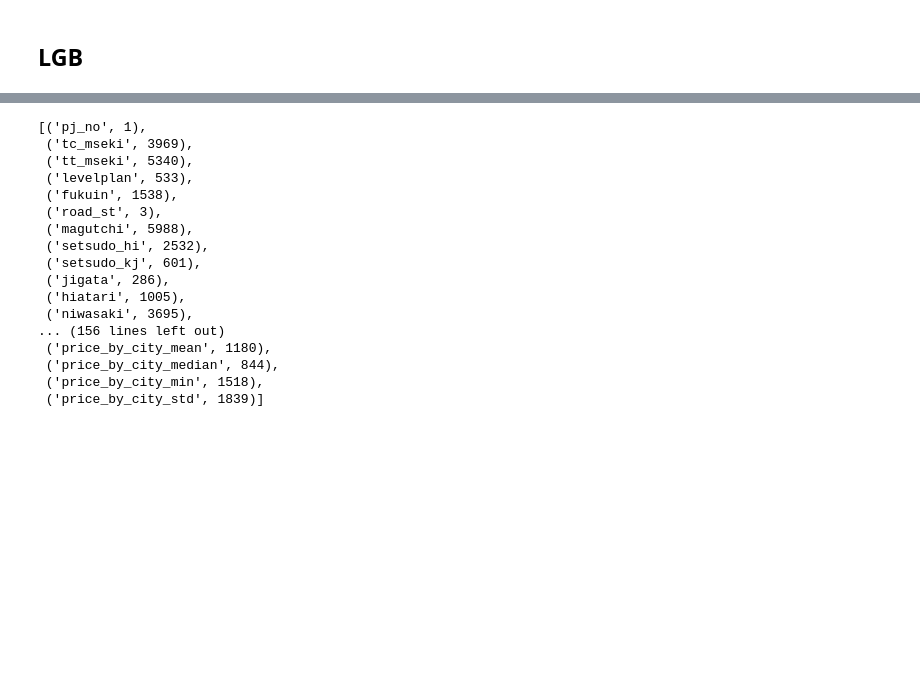
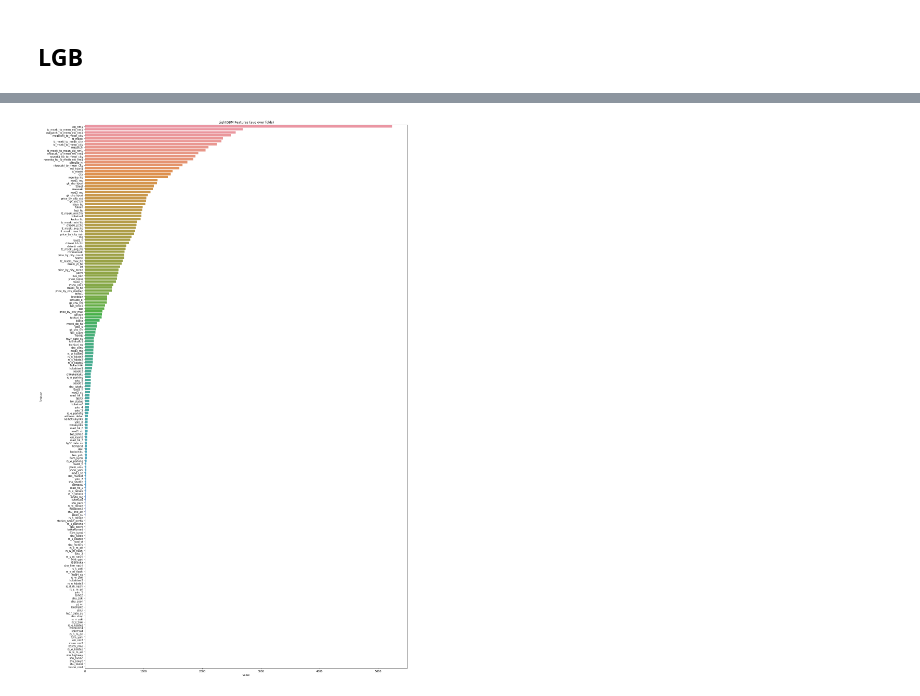
Before and after one commit to jielu0728/ground_price_prediction, a Jupyter notebook: Train-LGB.ipynb, the cells around one changed output, grey strips where cells are left out. Drawn from its saved outputs; the diff is of its cells as text; code cells hidden in the pictures; blank space fills up the shorter version.

```diff
--- a/Train-LGB.ipynb
+++ b/Train-LGB.ipynb
@@ -161,6 +183,7 @@ df_test['keiyaku_pr'] = 0
 splitter = KFold(n_splits=5, shuffle=True, random_state=28)
 prediction_list = []
 best_scores = []
+feature_importance_list = []
 for train_idx, valid_idx in splitter.split(df_train):
     train, valid = df_train.iloc[train_idx], df_train.iloc[valid_idx]
     X_train, y_train = train.drop('keiyaku_pr', axis=1), np.log(train['keiyaku_pr']-1e6+1)
@@ -172,6 +195,7 @@ for train_idx, valid_idx in splitter.split(df_train):
                   categorical_feature=categorical_features)
     prediction_list.append(regressor.predict(df_test[df_train.drop(objective, axis=1).columns]))
     best_scores.append(regressor.best_score_['valid_0']['fair'])
+    feature_importance_list.append(regressor.feature_importances_)
 
 print("5-fold cv mean l2 %.8f" % np.mean(best_scores))
 
@@ -180,7 +204,7 @@ df_submission = pd.read_csv('./data/sample_submit.tsv', sep='\t', names=['id', '
 df_submission['pred'] = np.exp(np.mean(prediction_list, axis=0))-1+1e6
 df_submission.to_csv('submission.tsv', sep='\t', header=None, index=False)
 
-# 0.00499040
+# 0.00496071
 # %% [output]
 New categorical_feature is ['address_detail', 'bas_toho1', 'bas_toho2', 'bastei_nm1', 'bastei_nm2', 'bokachiiki', 'bus_yohi', 'chikukeikaku', 'city', 'eki_nm1', 'eki_nm2', 'fi3m_yohi', 'fi4m_yohi', 'g ...
   'New categorical_feature is {}'.format(sorted(list(categorical_feature))))
@@ -207,20 +314,12 @@ tmp.remove('keiyaku_pr')
-# %%
-list(zip(tmp, regressor.feature_importances_))
-# %% [output]
-[('pj_no', 1),
- ('tc_mseki', 3969),
- ('tt_mseki', 5340),
- ('levelplan', 533),
- ('fukuin', 1538),
- ('road_st', 3),
- ('magutchi', 5988),
- ('setsudo_hi', 2532),
- ('setsudo_kj', 601),
- ('jigata', 286),
- ('hiatari', 1005),
- ('niwasaki', 3695),
-... (156 lines left out)
- ('price_by_city_mean', 1180),
- ('price_by_city_median', 844),
- ('price_by_city_min', 1518),
- ('price_by_city_std', 1839)]
+# %%
+tmp = list(df_train)
+tmp.remove('keiyaku_pr')
+feature_imp = pd.DataFrame(sorted(zip(np.mean(feature_importance_list, axis=0), tmp)), columns=['Value','Feature'])
+
+plt.figure(figsize=(20, 30))
+sns.barplot(x="Value", y="Feature", data=feature_imp.sort_values(by="Value", ascending=False))
+plt.title('LightGBM Features (avg over folds)')
+plt.tight_layout()
+plt.show()
+# %% [output]
+[figure, added]
```
Also changed, not shown: parts of 6 cells of this notebook, 1 other file.
